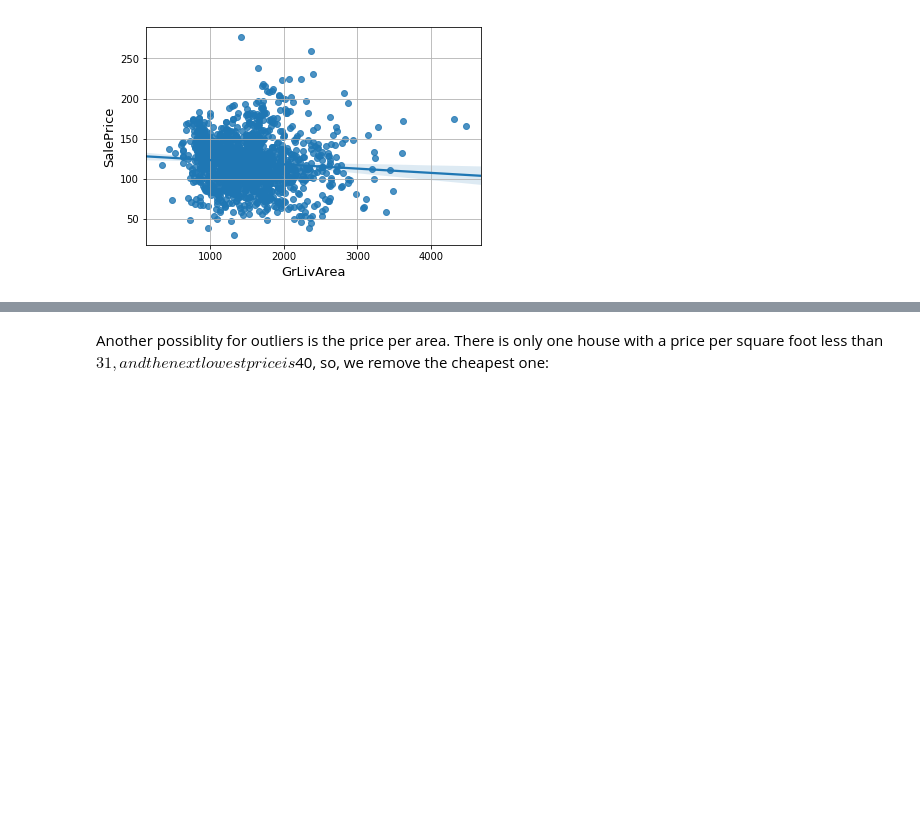
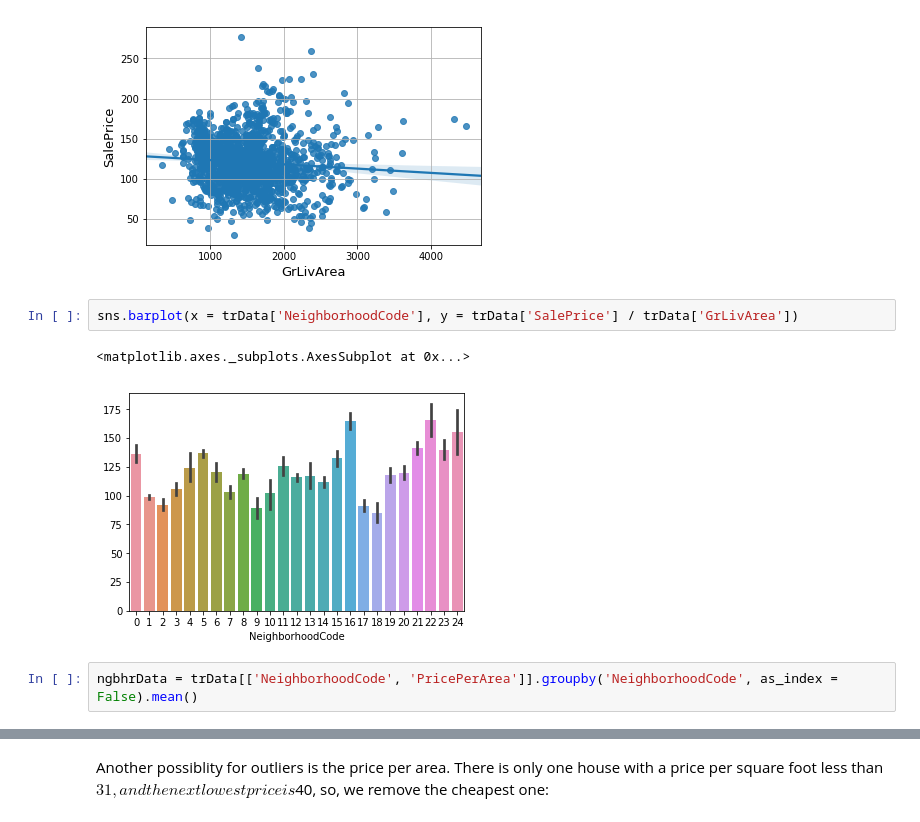
Before and after one commit to hamedrazavi/house_price_prediction_kaggle, a Jupyter notebook: house_prices_prediction_kaggle.ipynb, the cells around one changed output, grey strips where cells are left out. Drawn from its saved outputs; the diff is of its cells as text; blank space fills up the shorter version.

```diff
--- a/house_prices_prediction_kaggle.ipynb
+++ b/house_prices_prediction_kaggle.ipynb
@@ -285,3 +285,10 @@ plt.xlabel('GrLivArea', fontsize=13)
 # %% [output]
 Text(0.5,0,'GrLivArea')
 [figure]
+# %%
+sns.barplot(x = trData['NeighborhoodCode'], y = trData['SalePrice'] / trData['GrLivArea'])
+# %% [output]
+<matplotlib.axes._subplots.AxesSubplot at 0x...>
+[figure, added]
+# %%
+ngbhrData = trData[['NeighborhoodCode', 'PricePerArea']].groupby('NeighborhoodCode', as_index = False).mean()
```
Also changed, not shown: parts of 24 cells of this notebook.
